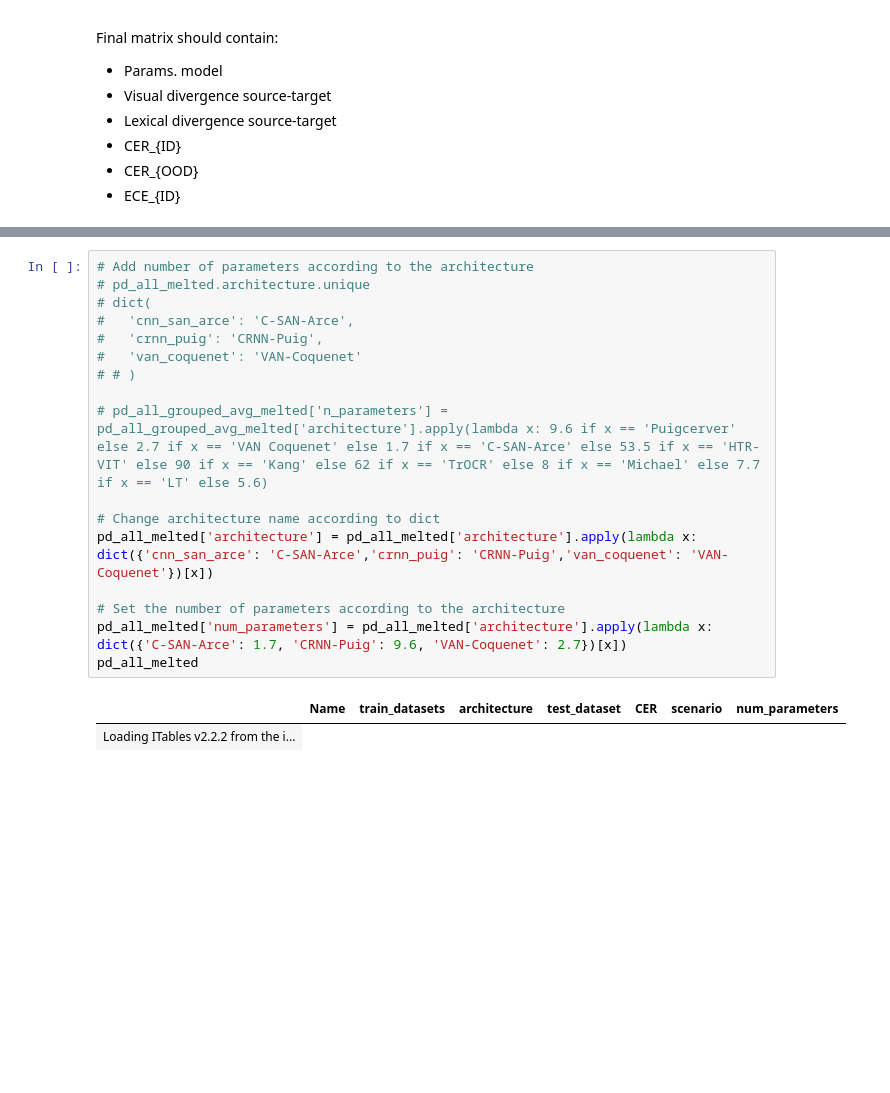
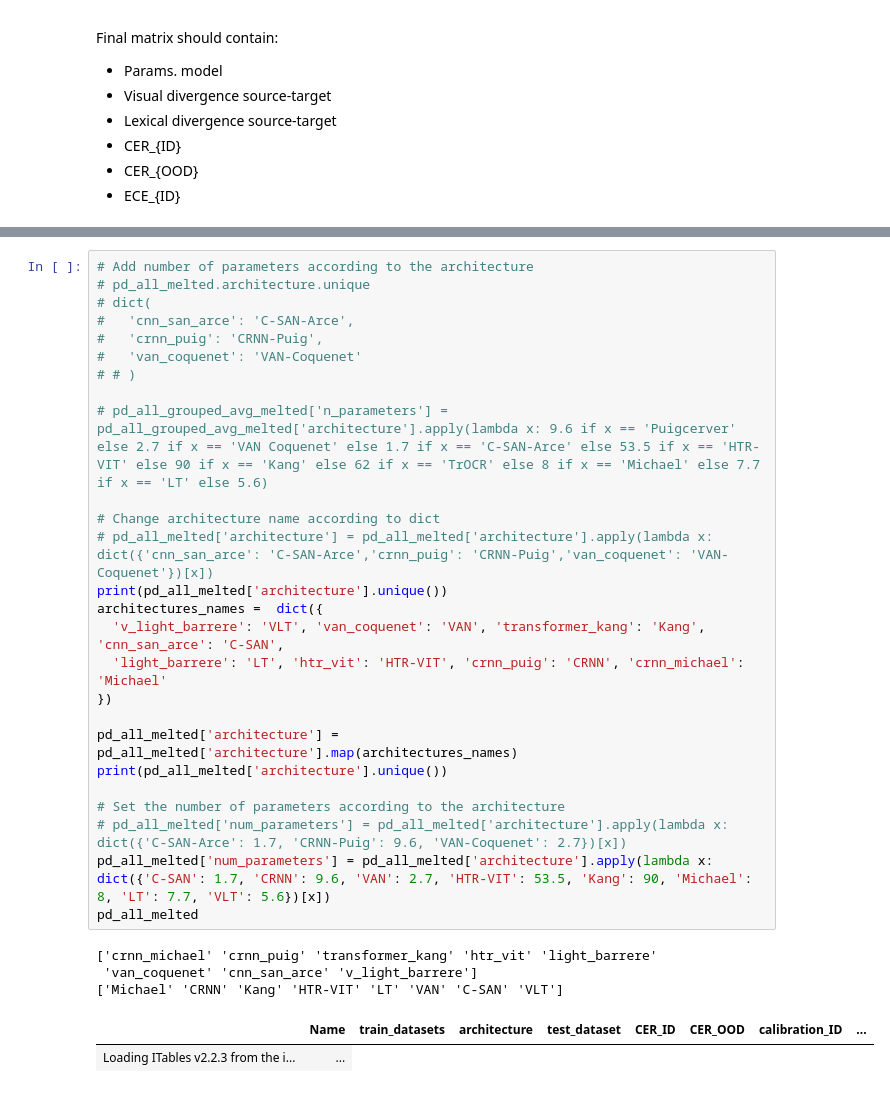
Before and after one commit to carlos10garrido/HTR-OOD, a Jupyter notebook: notebooks/factor_analysis.ipynb, the cells around one changed output, grey strips where cells are left out. Saved outputs shown, nothing was run; the diff lists cells and outputs as text; blank space fills up the shorter version.

```diff
--- a/notebooks/factor_analysis.ipynb
+++ b/notebooks/factor_analysis.ipynb
@@ -207,23 +236,35 @@ Index(['Name', 'ID', 'State', 'Created', 'Runtime', 'epoch',
 # %%
 # Add number of parameters according to the architecture
 # pd_all_melted.architecture.unique
 # dict(
 #   'cnn_san_arce': 'C-SAN-Arce',
 #   'crnn_puig': 'CRNN-Puig',
 #   'van_coquenet': 'VAN-Coquenet'
 # # )
 
 # pd_all_grouped_avg_melted['n_parameters'] = pd_all_grouped_avg_melted['architecture'].apply(lambda x: 9.6 if x == 'Puigcerver' else 2.7 if x == 'VAN Coquenet' else 1.7 if x == 'C-SAN-Arce' else 53.5 if x == 'HTR-VIT' else 90 if x == 'Kang' else 62 if x == 'TrOCR' else 8 if x == 'Michael' else 7.7 if x == 'LT' else 5.6)
 
 # Change architecture name according to dict
-pd_all_melted['architecture'] = pd_all_melted['architecture'].apply(lambda x: dict({'cnn_san_arce': 'C-SAN-Arce','crnn_puig': 'CRNN-Puig','van_coquenet': 'VAN-Coquenet'})[x])
+# pd_all_melted['architecture'] = pd_all_melted['architecture'].apply(lambda x: dict({'cnn_san_arce': 'C-SAN-Arce','crnn_puig': 'CRNN-Puig','van_coquenet': 'VAN-Coquenet'})[x])
+print(pd_all_melted['architecture'].unique())
+architectures_names =  dict({
+  'v_light_barrere': 'VLT', 'van_coquenet': 'VAN', 'transformer_kang': 'Kang', 'cnn_san_arce': 'C-SAN',
+  'light_barrere': 'LT', 'htr_vit': 'HTR-VIT', 'crnn_puig': 'CRNN', 'crnn_michael': 'Michael'
+})
+
+pd_all_melted['architecture'] = pd_all_melted['architecture'].map(architectures_names)
+print(pd_all_melted['architecture'].unique())
 
 # Set the number of parameters according to the architecture
-pd_all_melted['num_parameters'] = pd_all_melted['architecture'].apply(lambda x: dict({'C-SAN-Arce': 1.7, 'CRNN-Puig': 9.6, 'VAN-Coquenet': 2.7})[x])
+# pd_all_melted['num_parameters'] = pd_all_melted['architecture'].apply(lambda x: dict({'C-SAN-Arce': 1.7, 'CRNN-Puig': 9.6, 'VAN-Coquenet': 2.7})[x])
+pd_all_melted['num_parameters'] = pd_all_melted['architecture'].apply(lambda x: dict({'C-SAN': 1.7, 'CRNN': 9.6, 'VAN': 2.7, 'HTR-VIT': 53.5, 'Kang': 90, 'Michael': 8, 'LT': 7.7, 'VLT': 5.6})[x])
 pd_all_melted
 # %% [output]
+['crnn_michael' 'crnn_puig' 'transformer_kang' 'htr_vit' 'light_barrere'
+ 'van_coquenet' 'cnn_san_arce' 'v_light_barrere']
+['Michael' 'CRNN' 'Kang' 'HTR-VIT' 'LT' 'VAN' 'C-SAN' 'VLT']
-|  | Name | train_datasets | architecture | test_dataset | CER | scenario | num_parameters |
-| Loading ITables v2.2.2 from the i... |
+|  | Name | train_datasets | architecture | test_dataset | CER_ID | CER_OOD | calibration_ID | ... |
+| Loading ITables v2.2.3 from the i... | ... |
 # %%
 # Read visual reconstruction errors and kl_divergence datasetes from csv
 reconstruction_errors = pd.read_csv('../results/reconstruction_errors_matrix_raw.csv', index_col=0)
```
Also changed, not shown: parts of 17 cells of this notebook.
